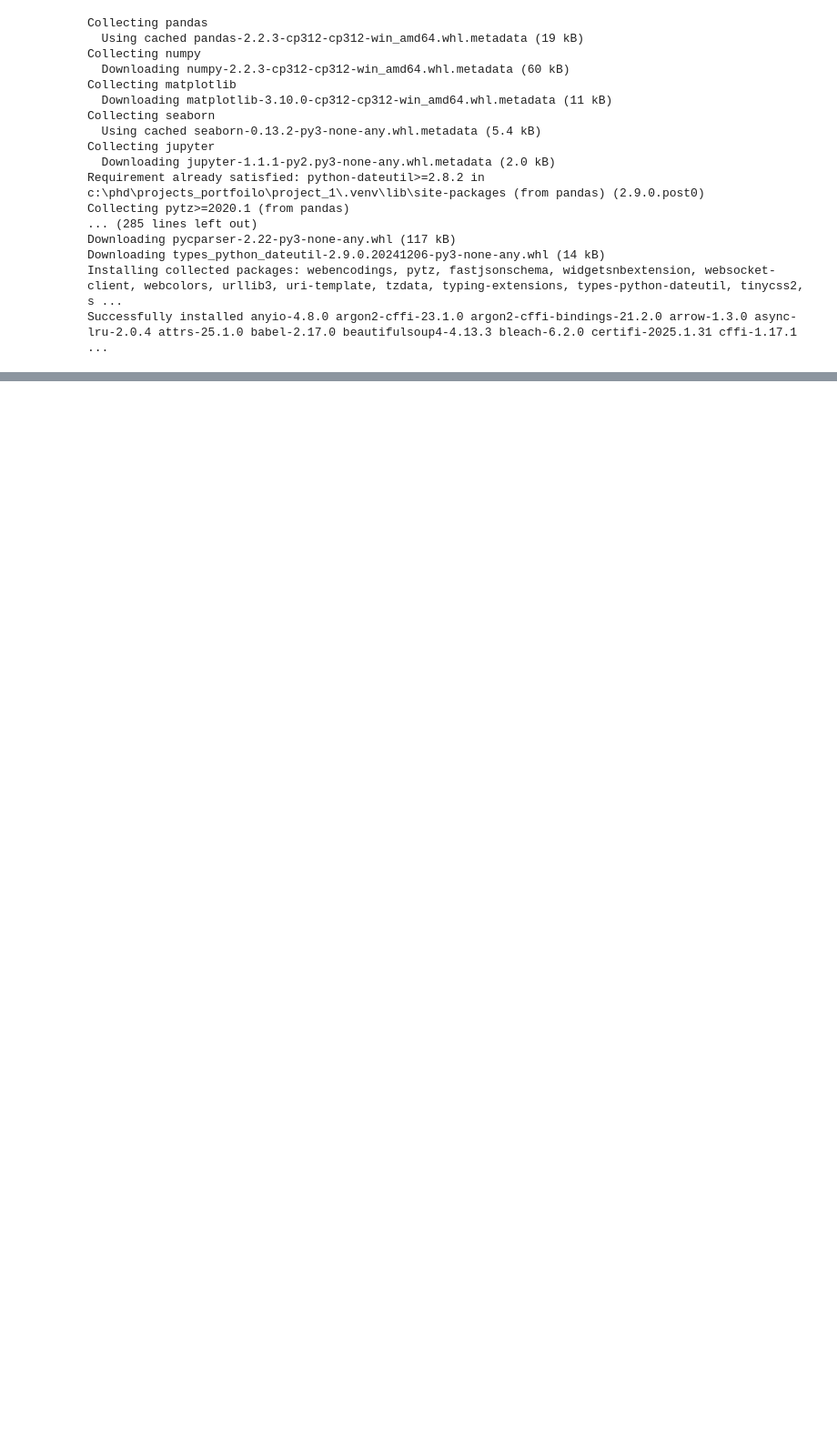
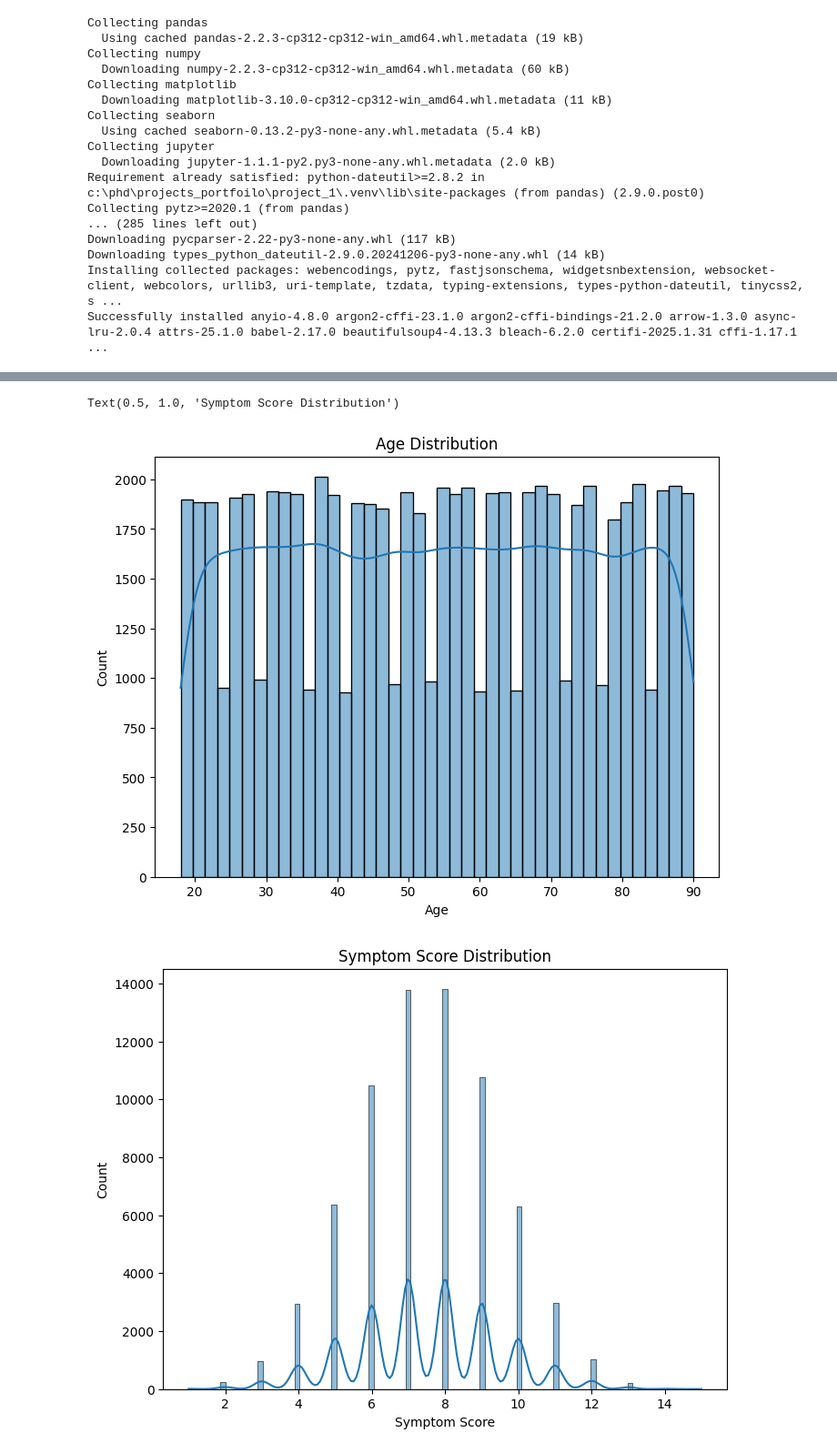
Before and after one commit to aahmed101521/Project_1, a Jupyter notebook: eda_project.ipynb, the cells around one changed output, grey strips where cells are left out. Shown at 91% size. Saved outputs shown, nothing was run; the diff lists cells and outputs as text; code cells hidden in the pictures; blank space fills up the shorter version.

```diff
--- a/eda_project.ipynb
+++ b/eda_project.ipynb
@@ -27,0 +105,14 @@ import matplotlib.pyplot as plt
+# %%
+#Numerical Features (Age, Symptom Score): Examine the distribution of numerical features.
+
+plt.figure(figsize=(8, 6))
+sns.histplot(data['Age'], kde=True)
+plt.title('Age Distribution')
+
+plt.figure(figsize=(8, 6))
+sns.histplot(data['Symptom Score'], kde=True)
+plt.title('Symptom Score Distribution')
+# %% [output]
+Text(0.5, 1.0, 'Symptom Score Distribution')
+[figure, added]
+[figure, added]
```
Also changed, not shown: parts of 10 cells of this notebook.
